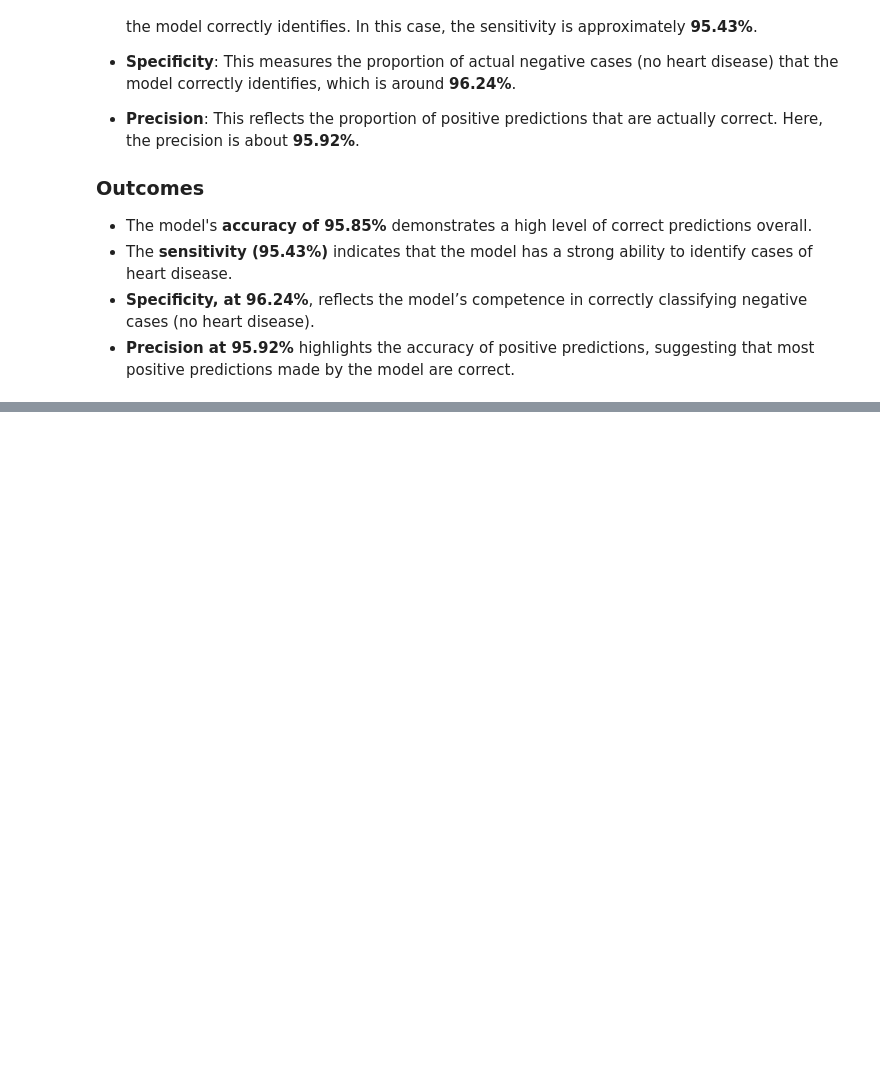
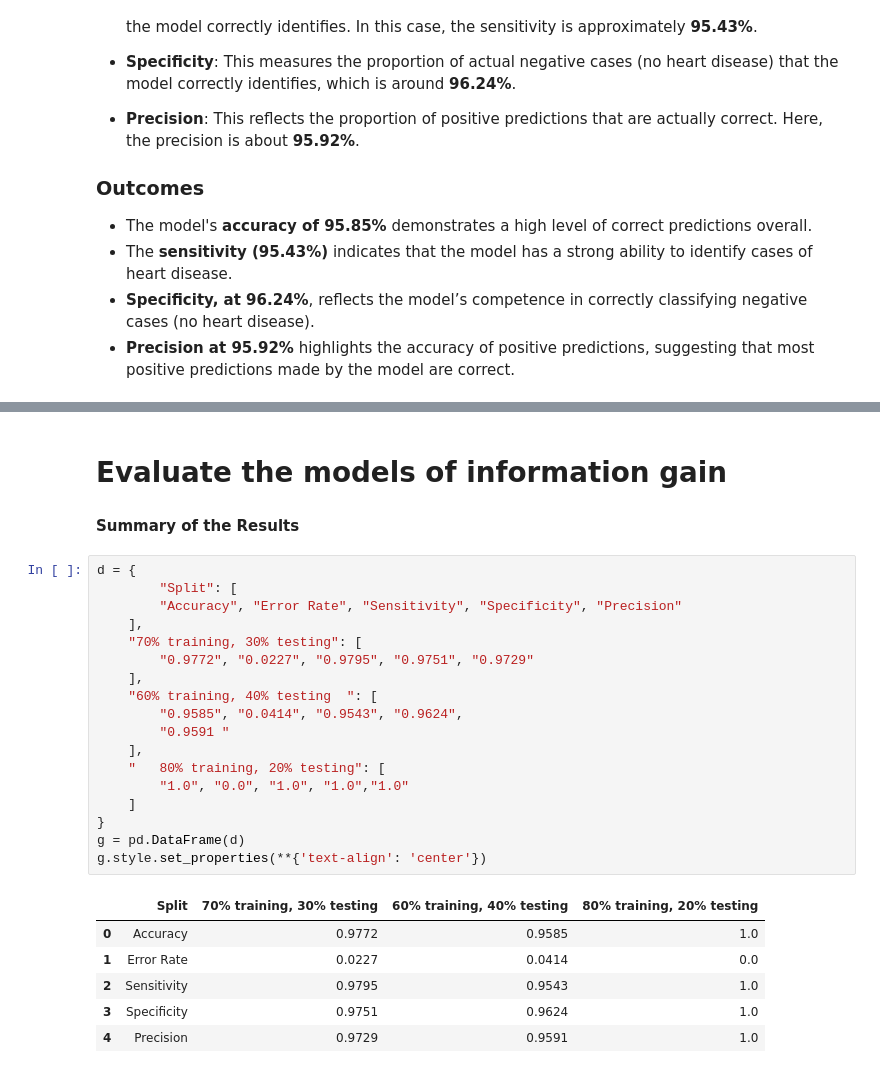
Before and after one commit to Aseel533/try, a Jupyter notebook: phase3.ipynb, the cells around one changed output, grey strips where cells are left out. Cells and saved outputs as stored; diff of their text form; blank space fills up the shorter version.

```diff
--- a/phase3.ipynb
+++ b/phase3.ipynb
@@ -373,0 +501,29 @@ Precision: 0.9591836734693877
+# %% [markdown]
+# **Evaluate the models of information gain**
+# %% [markdown]
+**Summary of the Results**
+# %%
+d = {
+        "Split": [
+        "Accuracy", "Error Rate", "Sensitivity", "Specificity", "Precision"
+    ],
+    "70% training, 30% testing": [
+        "0.9772", "0.0227", "0.9795", "0.9751", "0.9729"
+    ],
+    "60% training, 40% testing	": [
+        "0.9585", "0.0414", "0.9543", "0.9624",
+        "0.9591 "
+    ],
+    "	80% training, 20% testing": [
+        "1.0", "0.0", "1.0", "1.0","1.0"
+    ]
+}
+g = pd.DataFrame(d)
+g.style.set_properties(**{'text-align': 'center'})
+# %% [output]
+|  | Split | 70% training, 30% testing | 60% training, 40% testing | 80% training, 20% testing |
+| 0 | Accuracy | 0.9772 | 0.9585 | 1.0 |
+| 1 | Error Rate | 0.0227 | 0.0414 | 0.0 |
+| 2 | Sensitivity | 0.9795 | 0.9543 | 1.0 |
+| 3 | Specificity | 0.9751 | 0.9624 | 1.0 |
+| 4 | Precision | 0.9729 | 0.9591 | 1.0 |
```
Also changed, not shown: parts of 15 cells of this notebook.
